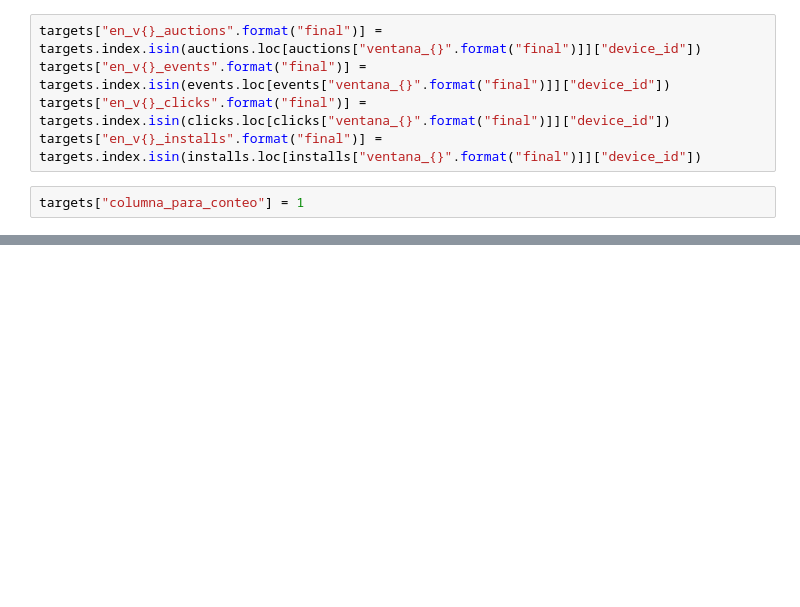
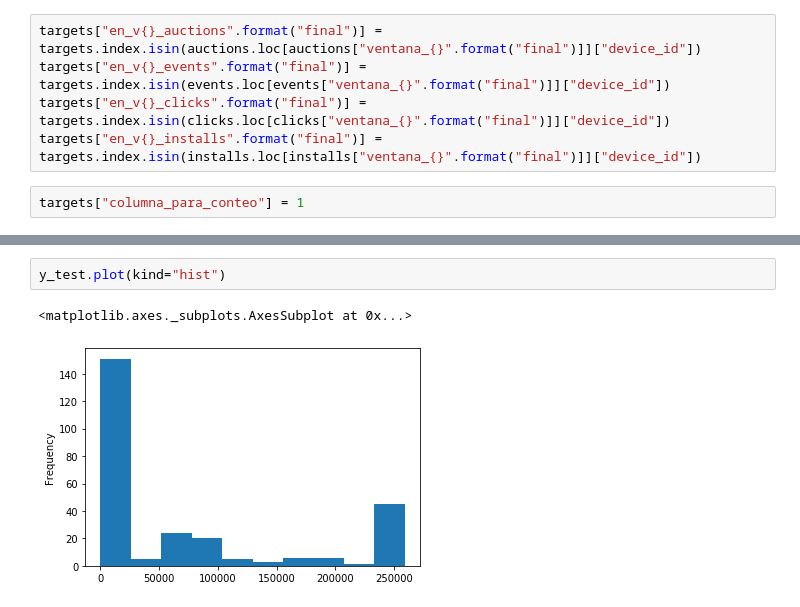
Before and after one commit to mateoicalvo/7506, a Jupyter notebook: tp2/analisis/distribucion_temporal.ipynb, the cells around one changed output, grey strips where cells are left out. Saved outputs shown, nothing was run; the diff lists cells and outputs as text; blank space fills up the shorter version.

```diff
--- a/tp2/analisis/distribucion_temporal.ipynb
+++ b/tp2/analisis/distribucion_temporal.ipynb
@@ -112,0 +213,5 @@ targets.groupby(['en_v1_auctions', 'en_v2_auctions', 'en_v3_auctions',
+# %%
+y_test.plot(kind="hist")
+# %% [output]
+<matplotlib.axes._subplots.AxesSubplot at 0x...>
+[figure, added]
```
Also changed, not shown: parts of 25 cells of this notebook, 3 other files.
